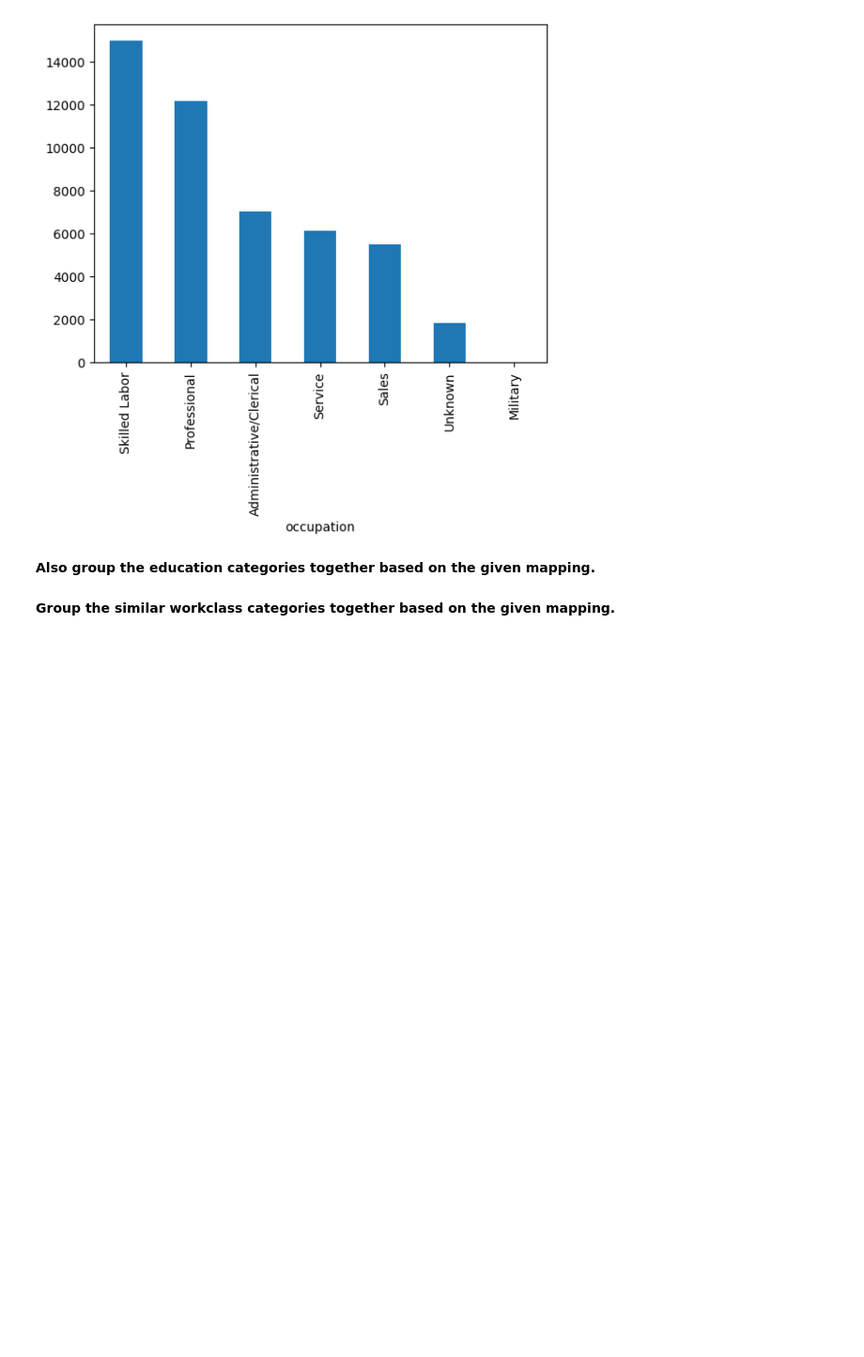
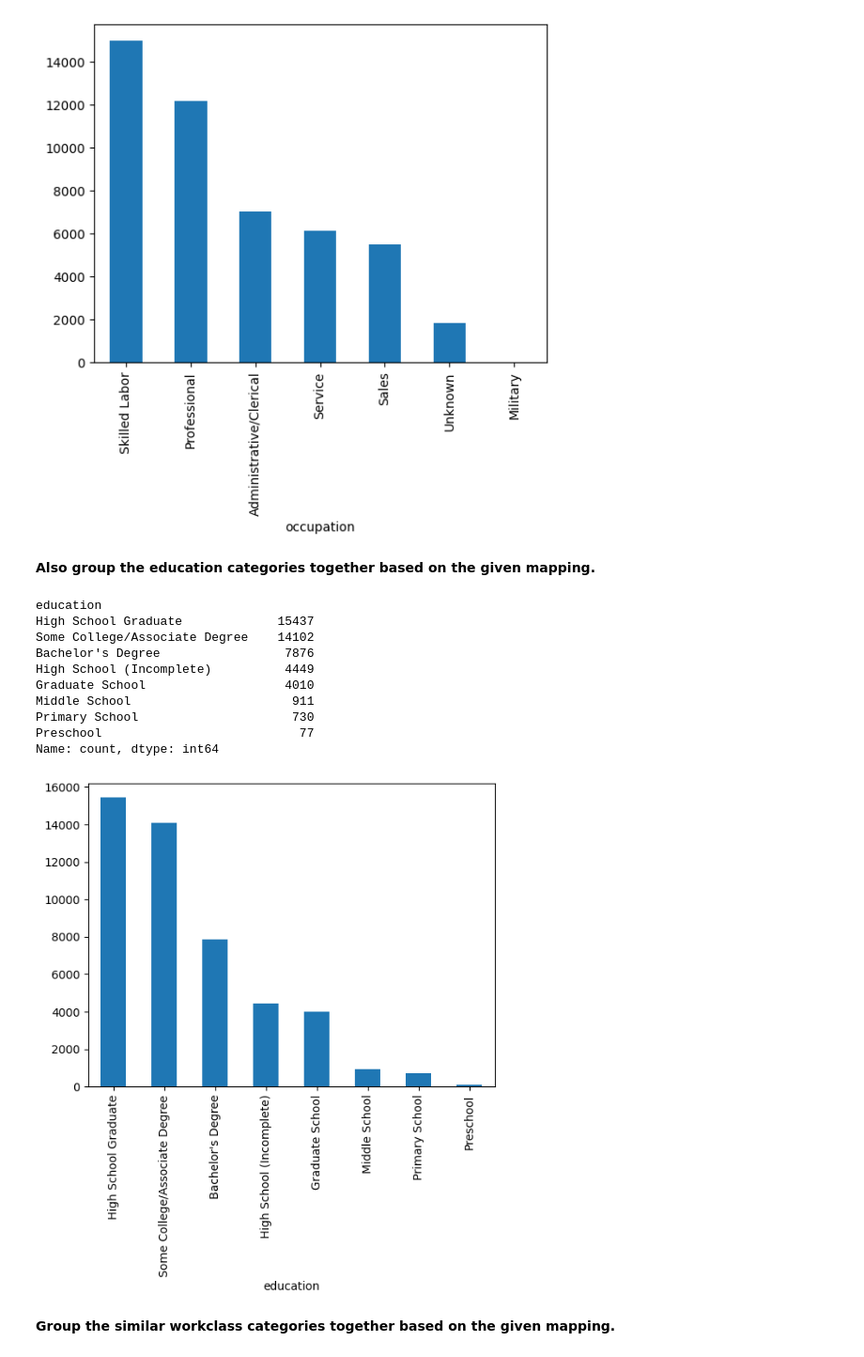
Before and after one commit to HalgasAdrian/CS5100, a Jupyter notebook: Programming Assignment 4/PA4 Q1.ipynb, the cells around one changed output. Shown: that part at 94% size. Drawn from its saved outputs; the diff is of its cells as text; code cells hidden in the pictures; blank space fills up the shorter version.

```diff
--- a/Programming Assignment 4/PA4 Q1.ipynb
+++ b/Programming Assignment 4/PA4 Q1.ipynb
@@ -269,26 +269,40 @@ Name: count, dtype: int64
 # %%
 education_groups = {
     'Preschool': 'Preschool',
     '1st-4th': 'Primary School',
     '5th-6th': 'Primary School',
     '7th-8th': 'Middle School',
     '9th': 'High School (Incomplete)',
     '10th': 'High School (Incomplete)',
     '11th': 'High School (Incomplete)',
     '12th': 'High School (Incomplete)',
     'HS-grad': 'High School Graduate',
     'Some-college': 'Some College/Associate Degree',
     'Assoc-voc': 'Some College/Associate Degree',
     'Assoc-acdm': 'Some College/Associate Degree',
     'Bachelors': "Bachelor's Degree",
     'Masters': 'Graduate School',
     'Prof-school': 'Graduate School',
     'Doctorate': 'Graduate School'
 }
 
 # Write your code here
+df_cleaned['education'] = df_cleaned['education'].map(education_groups).fillna('Unknown')
+df_cleaned['education'].value_counts().plot(kind='bar')
 
 df_cleaned["education"].value_counts()
+# %% [output]
+education
+High School Graduate             15437
+Some College/Associate Degree    14102
+Bachelor's Degree                 7876
+High School (Incomplete)          4449
+Graduate School                   4010
+Middle School                      911
+Primary School                     730
+Preschool                           77
+Name: count, dtype: int64
+[figure, added]
 # %% [markdown]
 **Group the similar workclass categories together based on the given mapping.**
 # %%
```
Also changed, not shown: parts of 3 cells of this notebook.
